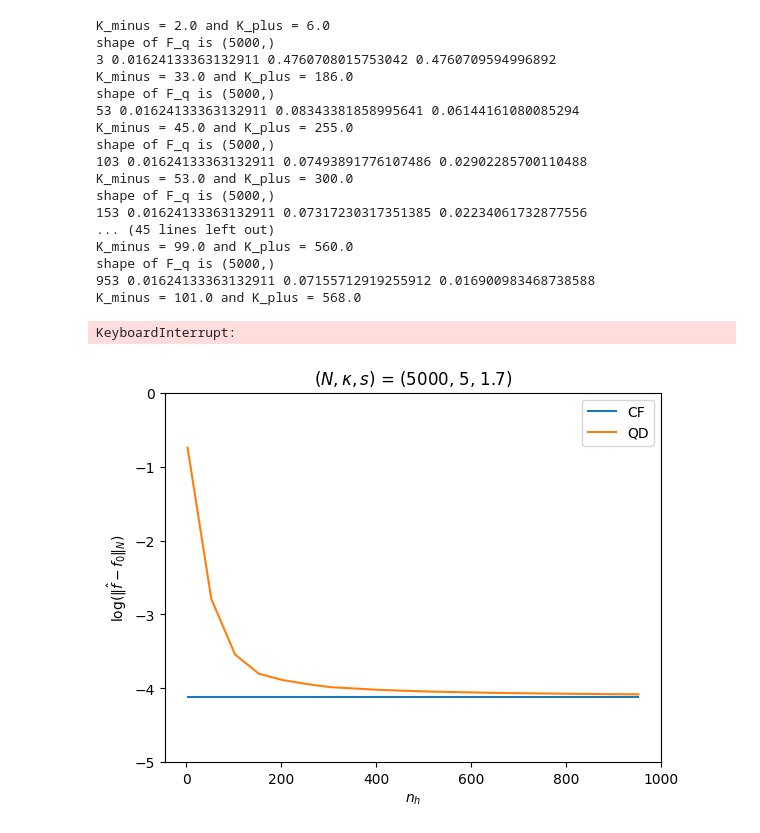
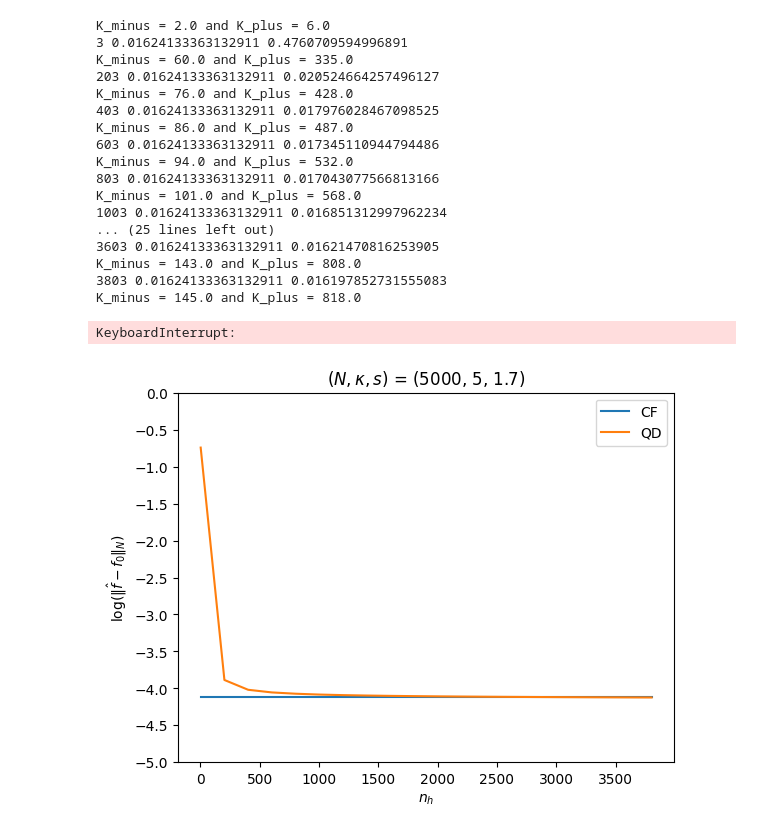
Before and after one commit to NigelPetersen/Finite-Element-GP-regression-Simulations, a Jupyter notebook: ComprehnsiveExamSims.ipynb, the cells around one changed output. Saved outputs shown, nothing was run; the diff lists cells and outputs as text; code cells hidden in the pictures.

```diff
--- a/ComprehnsiveExamSims.ipynb
+++ b/ComprehnsiveExamSims.ipynb
@@ -209,64 +236,48 @@ def generate_quadrature_posterior(N, L, n_h, kappa, s, tau, k, data, y):
 # %%
 F_cf = generate_Matern_posterior(N, kappa, s, tau, data, y)
 
-nums = np.arange(3, 5000, 50)
+nums = np.arange(3, 5000, 200)
 nums = [int(num) for num in nums]
 errs_cf, errs_fe, errs_q = [la.norm(F_cf - f_0)/np.sqrt(N)]*len(nums), [], []
 for n_h in nums:
     h = 1/(n_h - 1)
     k = -2/(s*np.log(h))
-    F_fe = generate_finite_element_posterior(N, L, n_h, kappa, s_round, tau, data, y)
+    #F_fe = generate_finite_element_posterior(N, L, n_h, kappa, s_round, tau, data, y)
     F_q = generate_quadrature_posterior(N, L, n_h, kappa, s, tau, k, data, y)
-    print("shape of F_q is {s}".format(s = F_q.shape))
-    errs_fe.append(la.norm(F_fe - f_0)/np.sqrt(N))
+    #print("shape of F_q is {s}".format(s = F_q.shape))
+    #errs_fe.append(la.norm(F_fe - f_0)/np.sqrt(N))
     errs_q.append(la.norm(F_q - f_0)/np.sqrt(N))
-    print(n_h, errs_cf[-1], errs_fe[-1], errs_q[-1])
+    print(n_h, errs_cf[-1], errs_q[-1])
 # %% [output]
 K_minus = 2.0 and K_plus = 6.0
-shape of F_q is (5000,)
-3 0.01624133363132911 0.4760708015753042 0.4760709594996892
-K_minus = 33.0 and K_plus = 186.0
-shape of F_q is (5000,)
-53 0.01624133363132911 0.08343381858995641 0.06144161080085294
-K_minus = 45.0 and K_plus = 255.0
-shape of F_q is (5000,)
-103 0.01624133363132911 0.07493891776107486 0.02902285700110488
-K_minus = 53.0 and K_plus = 300.0
-shape of F_q is (5000,)
-153 0.01624133363132911 0.07317230317351385 0.02234061732877556
-... (45 lines left out)
-K_minus = 99.0 and K_plus = 560.0
-shape of F_q is (5000,)
-953 0.01624133363132911 0.07155712919255912 0.016900983468738588
+3 0.01624133363132911 0.4760709594996891
+K_minus = 60.0 and K_plus = 335.0
+203 0.01624133363132911 0.020524664257496127
+K_minus = 76.0 and K_plus = 428.0
+403 0.01624133363132911 0.017976028467098525
+K_minus = 86.0 and K_plus = 487.0
+603 0.01624133363132911 0.017345110944794486
+K_minus = 94.0 and K_plus = 532.0
+803 0.01624133363132911 0.017043077566813166
 K_minus = 101.0 and K_plus = 568.0
+1003 0.01624133363132911 0.016851312997962234
+... (25 lines left out)
+3603 0.01624133363132911 0.01621470816253905
+K_minus = 143.0 and K_plus = 808.0
+3803 0.01624133363132911 0.016197852731555083
+K_minus = 145.0 and K_plus = 818.0
 KeyboardInterrupt:
 # %%
-plot_data = np.array([nums[:len(errs_q)], errs_cf[:len(errs_q)], errs_fe[:len(errs_q)], errs_q])
-
-"""
-fig = plt.figure()
-fig.subplots_adjust(wspace = 0.5)
-
-ax = fig.add_subplot(1,2,1)
+plot_data = np.array([nums[:len(errs_q)], errs_cf[:len(errs_q)], errs_q])
 plt.plot(plot_data[0], np.log(plot_data[1]), label = "CF")
-plt.plot(plot_data[0], np.log(plot_data[2]), label = "FE")
-plt.plot(plot_data[0], np.log(plot_data[3]), label = "$QD$")
-plt.legend(loc = "upper right")
-plt.title(rf"$(N, \kappa, s, \lfloor s \rfloor)$ = ({N}, {kappa}, {s}, {s_round})")
-plt.xlabel(r"$n_h$")
-plt.ylabel(r"$\log(\|\hat{f}-f_0\|_N)$")
-#plt.ylim(0.0, 0.1)
-
-ax = fig.add_subplot(1,2,2)
-"""
-plt.plot(plot_data[0], np.log(plot_data[1]), label = "CF")
-#plt.plot(plot_data[0], plot_data[2], label = "FE")
-plt.plot(plot_data[0], np.log(plot_data[3]), label = "QD")
+#plt.plot(plot_data[0], np.log(plot_data[2]), label = "FE")
+plt.plot(plot_data[0], np.log(plot_data[2]), label = "QD")
 plt.legend(loc = "upper right")
 plt.title(rf"$(N, \kappa, s)$ = ({N}, {kappa}, {s})")
 plt.xlabel(r"$n_h$")
 plt.ylabel(r"$\log(\|\hat{f}-f_0\|_N)$")
 plt.ylim(-5.0, 0.0)
+plt.yticks([-5.0, -4.5, -4.0, -3.5, -3.0, -2.5, -2.0, -1.5, -1.0, -0.5, 0.0])
 plt.show()
 # %% [output]
-[figure, old version]
+[figure, new version]
```
Also changed, not shown: parts of 2 cells of this notebook.
